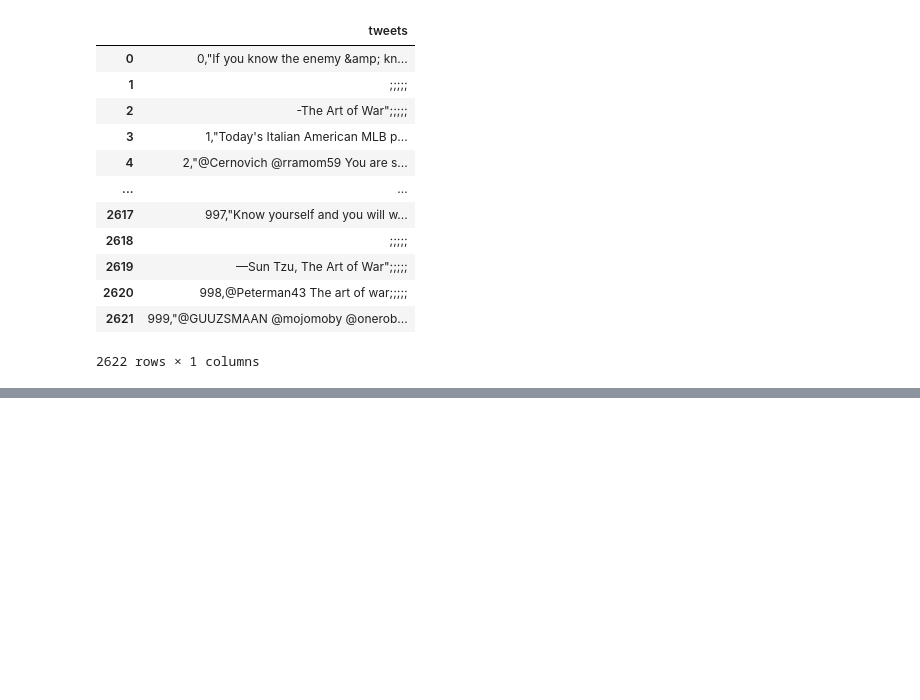
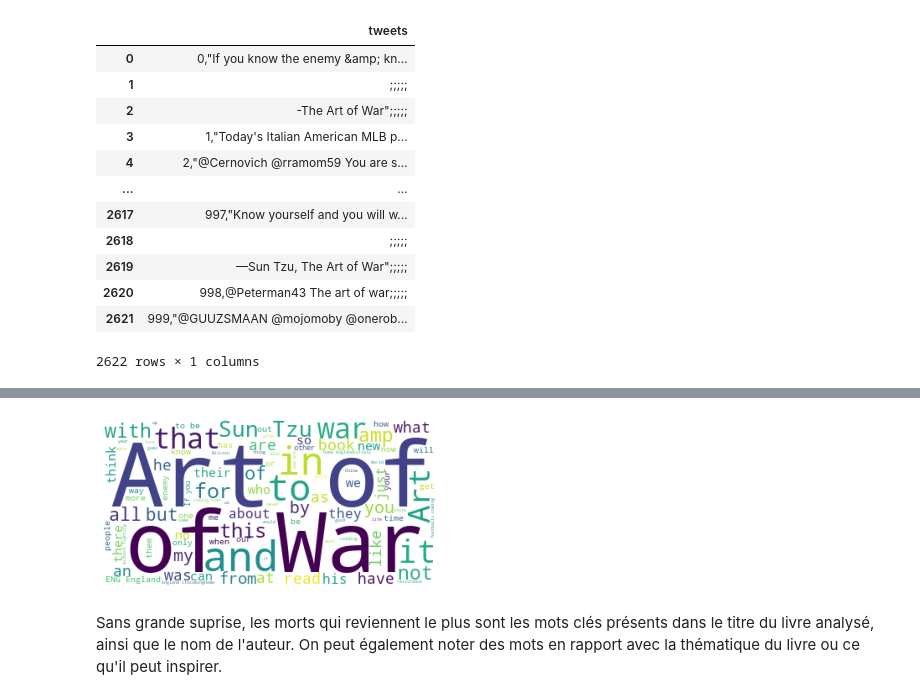
Before and after one commit to LaurenceAndraud/cyber-detective, a Jupyter notebook: Twitter.ipynb, the cells around one changed output, grey strips where cells are left out. Drawn from its saved outputs; the diff is of its cells as text; code cells hidden in the pictures; blank space fills up the shorter version.

```diff
--- a/Twitter.ipynb
+++ b/Twitter.ipynb
@@ -51,0 +79,11 @@ plt.show()
+# %%
+exclure_mots = ["t", "co", "u", "s", "AFull0ofVl", "i", "a", "https", "hi", "the", "is", "on"]
+
+wordcloud = WordCloud(background_color = 'white', stopwords = exclure_mots, max_words = 100).generate(text)
+plt.imshow(wordcloud)
+plt.axis("off")
+plt.show()
+# %% [output]
+[figure, added]
+# %% [markdown]
+Sans grande suprise, les morts qui reviennent le plus sont les mots clés présents dans le titre du livre analysé, ainsi que le nom de l'auteur. On peut également noter des mots en rapport avec la thématique du livre ou ce qu'il peut inspirer.
```
Also changed, not shown: parts of 8 cells of this notebook.
